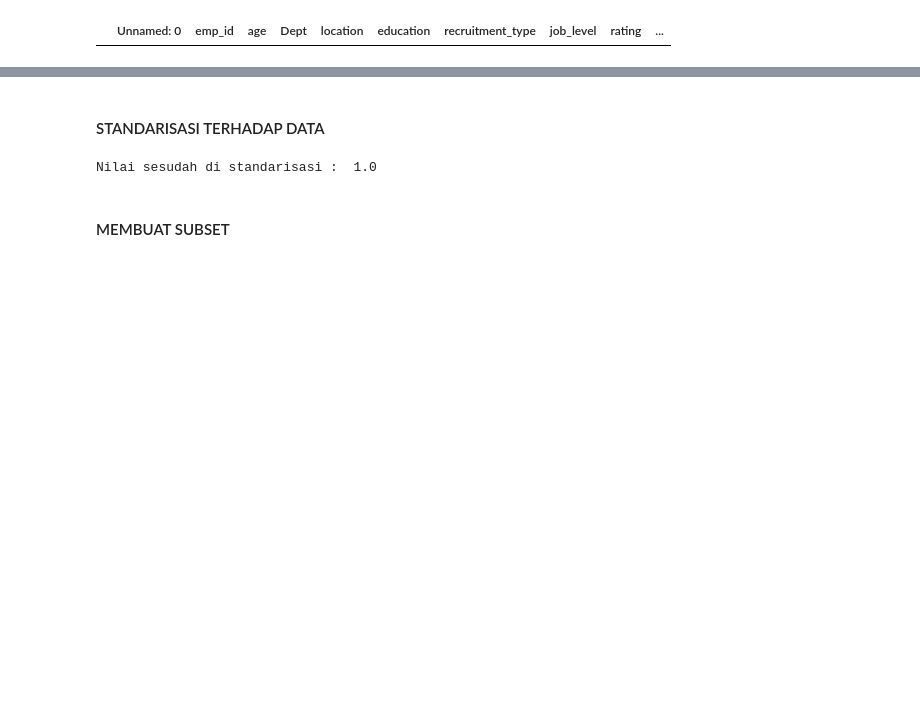
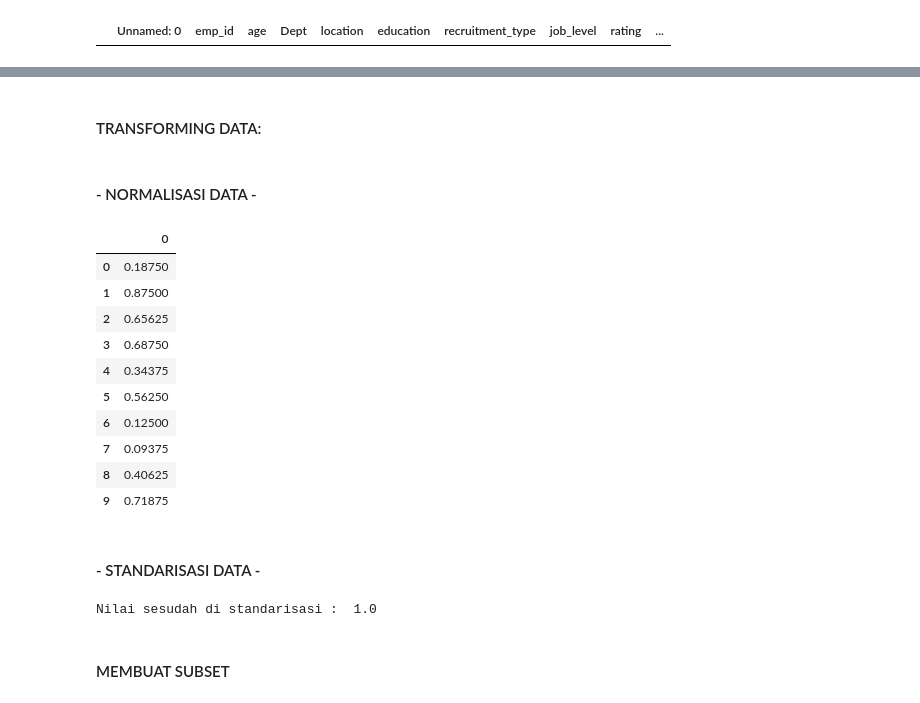
Before and after one commit to nafxyy/Praktikum_KB, a Jupyter notebook: Posttest_KB_6/Script_Posttest6_KB.ipynb, the cells around one changed output, grey strips where cells are left out. Cells and saved outputs as stored; diff of their text form; code cells hidden in the pictures; blank space fills up the shorter version.

```diff
--- a/Posttest_KB_6/Script_Posttest6_KB.ipynb
+++ b/Posttest_KB_6/Script_Posttest6_KB.ipynb
@@ -59,0 +68,4 @@ df.duplicated().sum()
+# %% [markdown]
+#### TRANSFORMING DATA:
+# %% [markdown]
+#### - NORMALISASI DATA -
@@ -60,5 +74,24 @@ df.duplicated().sum()
+# %%
+mms = MinMaxScaler()
+# %%
+x_norm = mms.fit_transform(df[["age"]])
+# %%
+datanormalisasi = pd.DataFrame(x_norm)
+datanormalisasi.head(10)
+# %% [output]
+|  | 0 |
+| 0 | 0.18750 |
+| 1 | 0.87500 |
+| 2 | 0.65625 |
+| 3 | 0.68750 |
+| 4 | 0.34375 |
+| 5 | 0.56250 |
+| 6 | 0.12500 |
+| 7 | 0.09375 |
+| 8 | 0.40625 |
+| 9 | 0.71875 |
 # %% [markdown]
-#### STANDARISASI TERHADAP DATA
+#### - STANDARISASI DATA -
 # %%
 # Import Library yang akan digunakan
 from sklearn.preprocessing import StandardScaler
```
Also changed, not shown: parts of 10 cells of this notebook.
